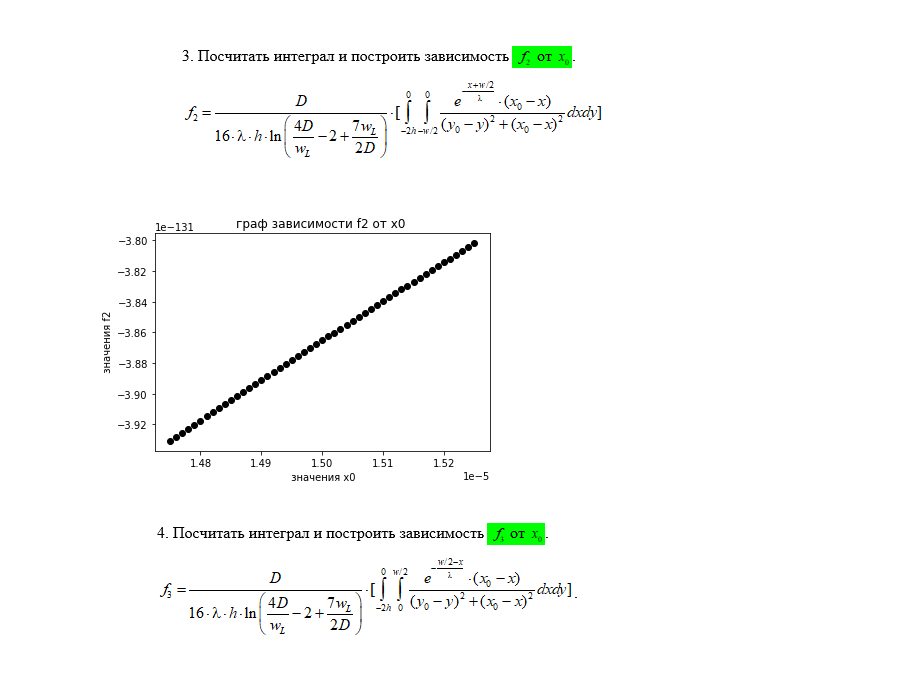
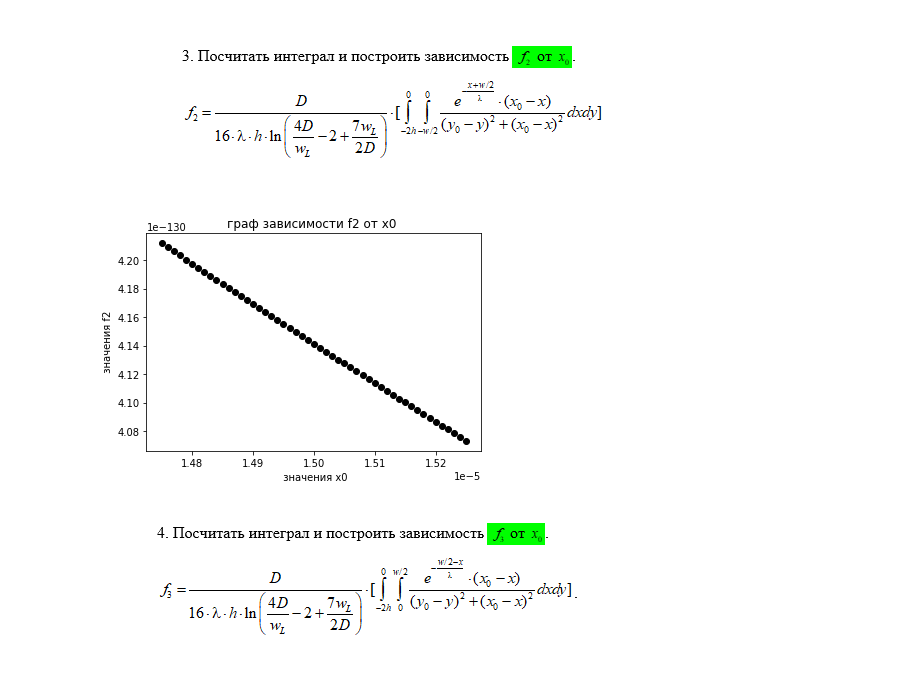
Before and after one commit to ebenezerofori/colabs, a Jupyter notebook: дмп_2_2021.ipynb, the cells around one changed output. Drawn from its saved outputs; the diff is of its cells as text; code cells hidden in the pictures.

```diff
--- a/дмп_2_2021.ipynb
+++ b/дмп_2_2021.ipynb
@@ -13,7 +13,7 @@ def constant_term(D, la, h, wL):
 
 # вычисление первого двойного интеграла
 def first_doubleI(x, y):
-    return np.exp(-((x + w/2)/la)) * ( x0 - x) / ( np.square(y0 - y) + np.square(x0 - x))
+    return (np.exp(-((x + w/2)/la)) * ( x0 - x) )/ ( np.square(y0 - y) + np.square(x0 - x))
 # вычисление второго двойного интеграла
 def second_doubleI(x, y):
     return np.exp(-((w/2 - x)/la)) * ( x0 - x) / ( np.square(y0 - y) + np.square(x0 - x))
@@ -51,8 +51,9 @@ f0_values = []
 for i in range(len(x0_values)):
   x0 = x0_values[i]
   # вычисление значений f0 для всех х0
-  Idxdy_1, err1 = integrate.nquad(first_doubleI, [bounds_x1, bounds_y(h)])
-  Idxdy_2 , err2= integrate.nquad(second_doubleI, [bounds_x2, bounds_y(h)])
+  Idxdy_1, err1 = integrate.nquad(first_doubleI, [bounds_x1(w), bounds_y(h)])
+  Idxdy_2 , err2= integrate.nquad(second_doubleI, [bounds_x2(w), bounds_y(h)])
+
   f0_val = const_part * ( Idxdy_1 + Idxdy_2 )
   f0_values.append(f0_val)
 
@@ -71,8 +72,8 @@ f1_values = []
 for i in range(len(x0_values)):
   x0 = x0_values[i]
   # вычисление значений f1 для всех х0
-  Idxdy_1, err1 = integrate.nquad(first_doubleI, [bounds_x1, bounds_y(h)])
-  Idxdy_2 , err2= integrate.nquad(second_doubleI, [bounds_x2, bounds_y(h)])
+  Idxdy_1, err1 = integrate.nquad(first_doubleI, [bounds_x1(w), bounds_y(h)])
+  Idxdy_2 , err2= integrate.nquad(second_doubleI, [bounds_x2(w), bounds_y(h)])
   f1_val = const_part * ( Idxdy_1 + Idxdy_2 )
   f1_values.append(f1_val)
 
@@ -89,21 +90,21 @@ plt.show()
 # %%
 f2_values = []
 for i in range(len(x0_values)):
   x0 = x0_values[i]
   # вычисление значений f2 для всех х0
-  Idxdy_1, err1 = integrate.nquad(first_doubleI, [bounds_x1, bounds_y(h)])
+  Idxdy , err2= integrate.nquad(first_doubleI, [bounds_x2(w), bounds_y(h)])
 
-  f2_val = const_part * ( Idxdy_1 )
+  f2_val = const_part * ( Idxdy )
   f2_values.append(f2_val)
 
 
 plt.plot(x0_values, f2_values , 'ko')
 plt.ylabel(' значения f2')
 plt.xlabel(' значения x0')
 plt.title('граф зависимости f2 от x0 ')
 plt.show()
 # %% [output]
-[figure, old version]
+[figure, new version]
 # %% [markdown]
 ![task_four.PNG](embedded-picture-1)
 # %%
```
Also changed, not shown: parts of 4 cells of this notebook.
